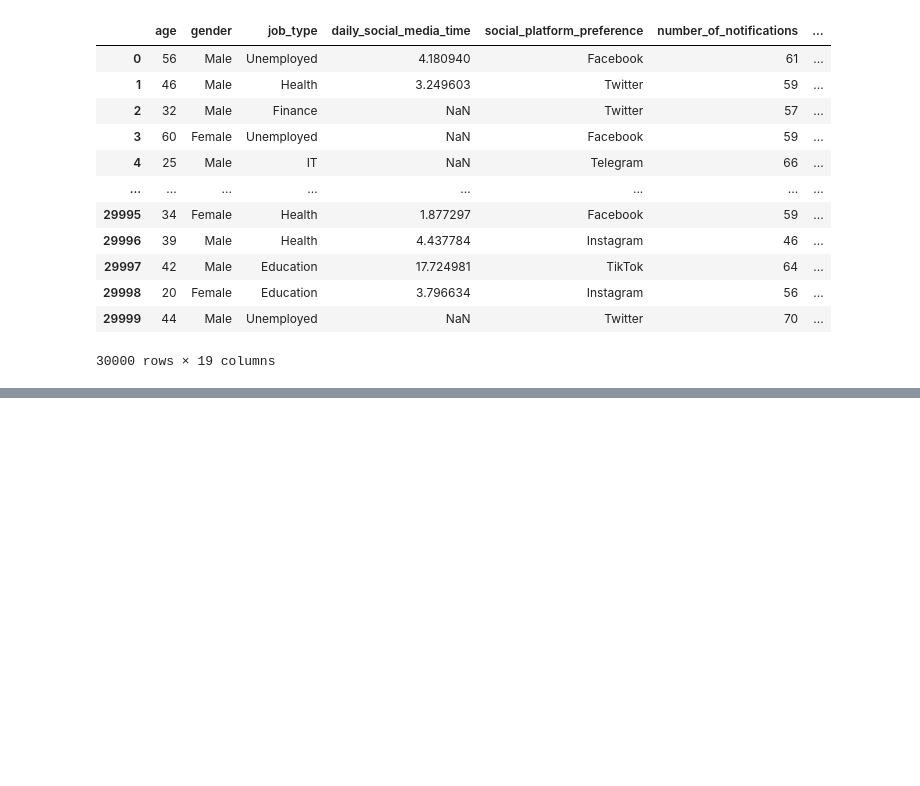
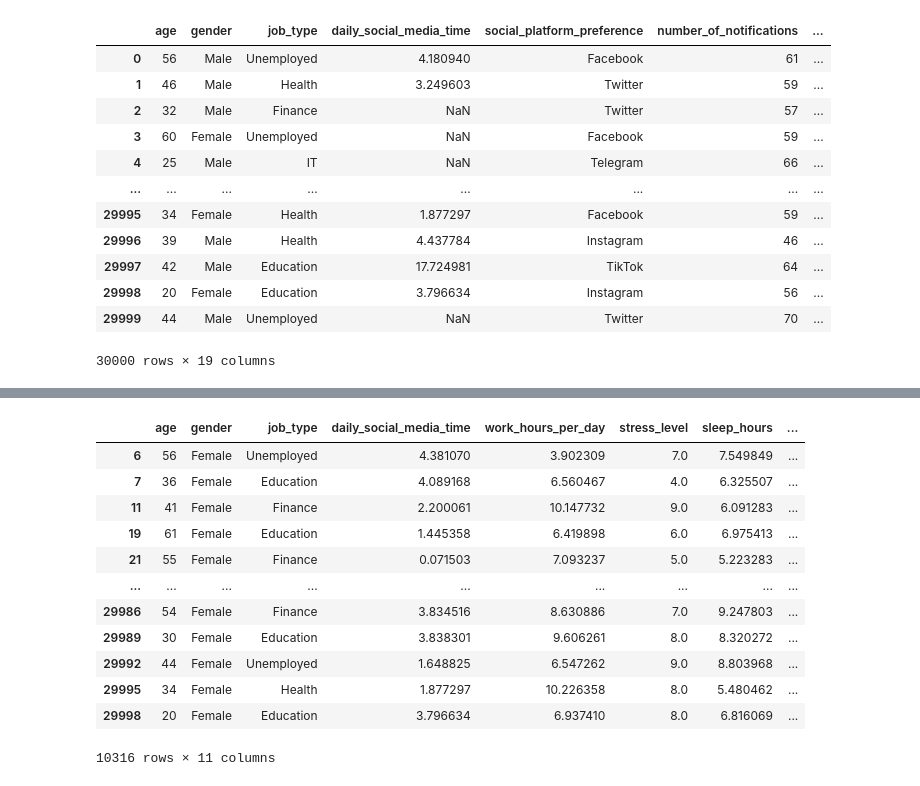
Before and after one commit to heikgrace/healthy-group-one, a Jupyter notebook: data_cleansing_socialmediaproductivity.ipynb, the cells around one changed output, grey strips where cells are left out. Saved outputs shown, nothing was run; the diff lists cells and outputs as text; code cells hidden in the pictures; blank space fills up the shorter version.

```diff
--- a/data_cleansing_socialmediaproductivity.ipynb
+++ b/data_cleansing_socialmediaproductivity.ipynb
@@ -21,0 +247,15 @@ df
+# %%
+#exclude 18-22 and 65-79?
+#1: 23-30
+#2: 31-40
+#3: 41-50
+#4: 51-65
+
+#Create new column with age group
+bins = [20, 35, 50, 65]
+labels = ['Young Adult', 'Adult', 'Senior']
+
+
+# Neue Spalte 'age_group' hinzufügen
+df_gender_female['age_group'] = pd.cut(df_gender_female['age'], bins=bins, labels=labels)
+df_gender_male['age_group'] = pd.cut(df_gender_male['age'], bins=bins, labels=labels)
@@ -21,0 +273,16 @@ df
+# %%
+df_gender_female
+# %% [output]
+|  | age | gender | job_type | daily_social_media_time | work_hours_per_day | stress_level | sleep_hours | ... |
+| 6 | 56 | Female | Unemployed | 4.381070 | 3.902309 | 7.0 | 7.549849 | ... |
+| 7 | 36 | Female | Education | 4.089168 | 6.560467 | 4.0 | 6.325507 | ... |
+| 11 | 41 | Female | Finance | 2.200061 | 10.147732 | 9.0 | 6.091283 | ... |
+| 19 | 61 | Female | Education | 1.445358 | 6.419898 | 6.0 | 6.975413 | ... |
+| 21 | 55 | Female | Finance | 0.071503 | 7.093237 | 5.0 | 5.223283 | ... |
+| ... | ... | ... | ... | ... | ... | ... | ... | ... |
+| 29986 | 54 | Female | Finance | 3.834516 | 8.630886 | 7.0 | 9.247803 | ... |
+| 29989 | 30 | Female | Education | 3.838301 | 9.606261 | 8.0 | 8.320272 | ... |
+| 29992 | 44 | Female | Unemployed | 1.648825 | 6.547262 | 9.0 | 8.803968 | ... |
+| 29995 | 34 | Female | Health | 1.877297 | 10.226358 | 8.0 | 5.480462 | ... |
+| 29998 | 20 | Female | Education | 3.796634 | 6.937410 | 8.0 | 6.816069 | ... |
+10316 rows × 11 columns
```
Also changed, not shown: parts of 26 cells of this notebook, 2 other files.
